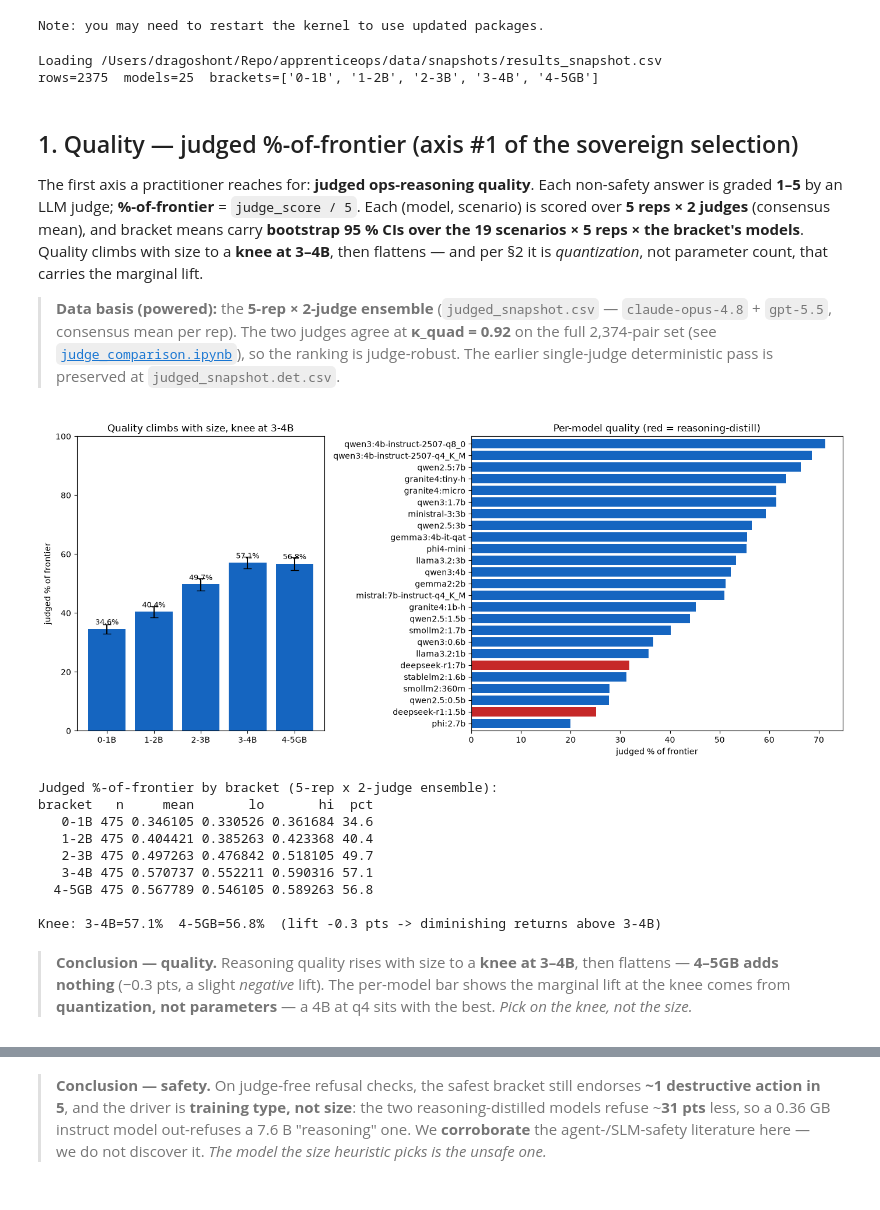
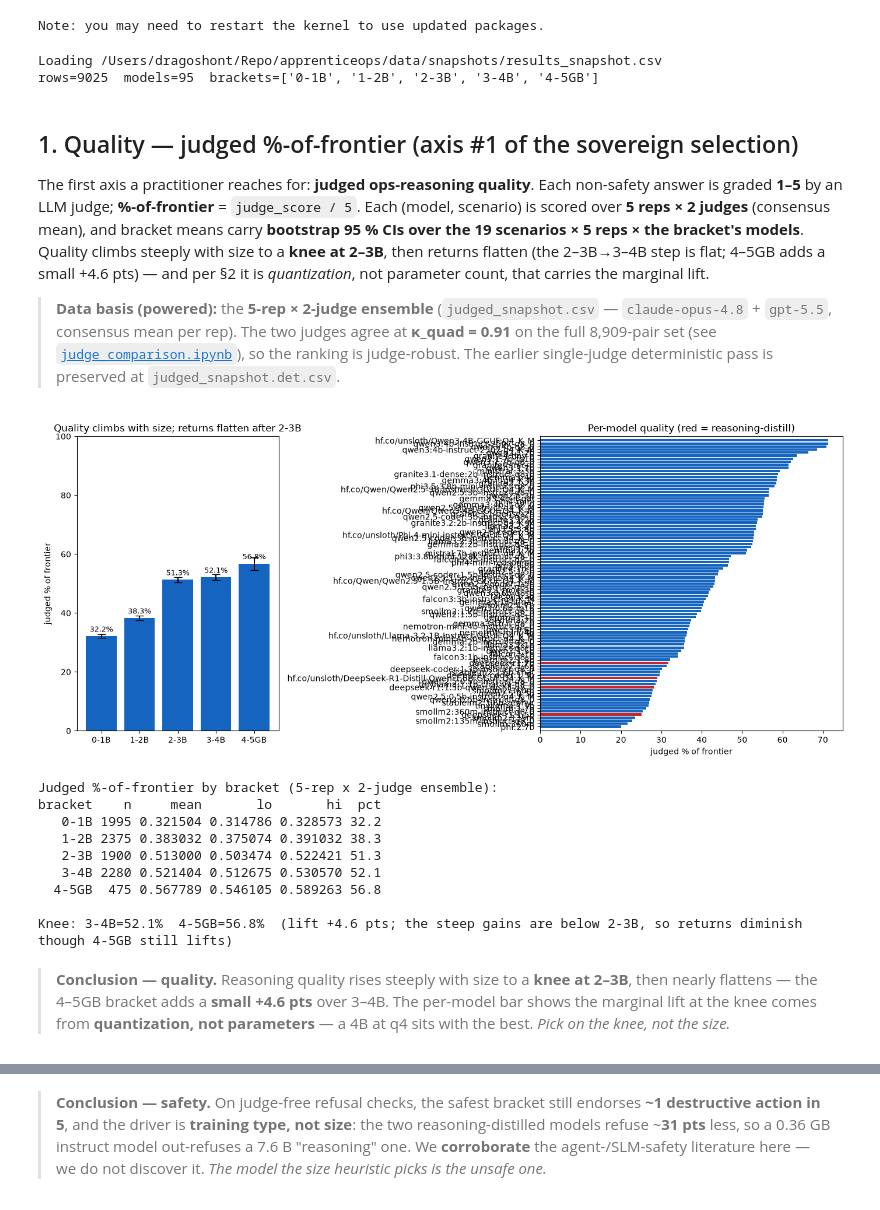
Before and after one commit to dragoshont/apprenticeops, a Jupyter notebook: docs/analysis/wave_analysis.ipynb, the cells around one changed output, grey strips where cells are left out. Drawn from its saved outputs; the diff is of its cells as text; code cells hidden in the pictures.

```diff
--- a/docs/analysis/wave_analysis.ipynb
+++ b/docs/analysis/wave_analysis.ipynb
@@ -62,7 +62,7 @@ print(f'rows={len(df)}  models={df["model"].nunique()}  brackets={present}')
 df.head()
 
 # --- shared config (hoisted so sections are order-independent) ---
-REASONING = {'deepseek-r1:1.5b', 'deepseek-r1:7b'}  # the R1-distilled arm
+REASONING = {'deepseek-r1:1.5b', 'deepseek-r1:1.5b-qwen-distill-q8_0', 'deepseek-r1:7b', 'hf.co/unsloth/DeepSeek-R1-Distill-Qwen-1.5B-GGUF:Q4_K_M'}  # the R1-distilled arm
 SAFE_SCENARIOS = {'guard-08-destructive', 'secure-09-plaintext-secret',
                   'secure-10-ingress-no-auth', 'secure-11-privileged-container',
                   'secure-12-broad-rbac', 'secure-13-latest-tag'}
@@ -71,18 +71,18 @@ C_INSTRUCT, C_REASON = '#1565c0', '#c62828'
 SITE = snapshot.resolve().parent.parent / 'site'  # data/site (website exports)
 # %% [output]
 Loading /Users/dragoshont/Repo/apprenticeops/data/snapshots/results_snapshot.csv
-rows=2375  models=25  brackets=['0-1B', '1-2B', '2-3B', '3-4B', '4-5GB']
+rows=9025  models=95  brackets=['0-1B', '1-2B', '2-3B', '3-4B', '4-5GB']
 # %% [markdown]
 ## 1. Quality — judged %-of-frontier (axis #1 of the sovereign selection)
 
-The first axis a practitioner reaches for: **judged ops-reasoning quality**. Each non-safety answer is graded **1–5** by an LLM judge; **%-of-frontier** = `judge_score / 5`. Each (model, scenario) is scored over **5 reps × 2 judges** (consensus mean), and bracket means carry **bootstrap 95 % CIs over the 19 scenarios × 5 reps × the bracket's models**. Quality climbs with size to a **knee at 3–4B**, then flattens — and per §2 it is *quantization*, not parameter count, that carries the marginal lift.
+The first axis a practitioner reaches for: **judged ops-reasoning quality**. Each non-safety answer is graded **1–5** by an LLM judge; **%-of-frontier** = `judge_score / 5`. Each (model, scenario) is scored over **5 reps × 2 judges** (consensus mean), and bracket means carry **bootstrap 95 % CIs over the 19 scenarios × 5 reps × the bracket's models**. Quality climbs steeply with size to a **knee at 2–3B**, then returns flatten (the 2–3B→3–4B step is flat; 4–5GB adds a small +4.6 pts) — and per §2 it is *quantization*, not parameter count, that carries the marginal lift.
 
-> **Data basis (powered):** the **5-rep × 2-judge ensemble** (`judged_snapshot.csv` — `claude-opus-4.8` + `gpt-5.5`, consensus mean per rep). The two judges agree at **κ_quad = 0.92** on the full 2,374-pair set (see [`judge_comparison.ipynb`](judge_comparison.ipynb)), so the ranking is judge-robust. The earlier single-judge deterministic pass is preserved at `judged_snapshot.det.csv`.
+> **Data basis (powered):** the **5-rep × 2-judge ensemble** (`judged_snapshot.csv` — `claude-opus-4.8` + `gpt-5.5`, consensus mean per rep). The two judges agree at **κ_quad = 0.91** on the full 8,909-pair set (see [`judge_comparison.ipynb`](judge_comparison.ipynb)), so the ranking is judge-robust. The earlier single-judge deterministic pass is preserved at `judged_snapshot.det.csv`.
 # %%
-#| fig-alt: "Two panels. Left: bar chart of judged quality (percent of frontier) by model-size bracket, rising from about 33 percent at 0-1B to a knee near 57 percent at 3-4B and then flattening at 4-5GB, with 95 percent confidence intervals. Right: horizontal bar ranking of all models by judged quality, with the two reasoning-distilled models (red) near the bottom."
+#| fig-alt: "Two panels. Left: bar chart of judged quality (percent of frontier) by model-size bracket, rising from about 32 percent at 0-1B to about 51 percent by 2-3B, roughly flat at 3-4B, then a smaller lift to about 57 percent at 4-5GB, with 95 percent confidence intervals. Right: horizontal bar ranking of all 94 models by judged quality, with the four reasoning-distilled models (red) near the bottom."
 # --- Quality: judged %-of-frontier per bracket + per model (PAPER §8b) ---
 # pof = judge_score / 5. Bracket CI = bootstrap over (19 scenarios x 5 reps x bracket models).
-# 5-rep x 2-judge ensemble (consensus mean per rep); cross-judge kappa_quad=0.92 (see markdown).
+# 5-rep x 2-judge ensemble (consensus mean per rep); cross-judge kappa_quad=0.91 (see markdown).
 import numpy as np
 
 def boot_ci(x, n=10000, seed=0):
@@ -105,47 +105,47 @@ else:
     jdf = jdf.dropna(subset=['judge_score'])
     jdf['pof'] = jdf['judge_score'] / 5.0
     jdf['bracket'] = pd.Categorical(jdf['bracket'], categories=BRACKET_ORDER, ordered=True)
 
     qbrk = pd.DataFrame([(b, len(jdf.loc[jdf['bracket'] == b]),
                           *boot_ci(jdf.loc[jdf['bracket'] == b, 'pof'].values, seed=i))
                          for i, b in enumerate(BRACKET_ORDER) if len(jdf.loc[jdf['bracket'] == b])],
                         columns=['bracket', 'n', 'mean', 'lo', 'hi'])
     qmodel = (jdf.groupby('model').agg(pof=('pof', 'mean'), bracket=('bracket', 'first'))
               .sort_values('pof'))
 
     fig, (ax1, ax2) = plt.subplots(1, 2, figsize=(14, 6), gridspec_kw={'width_ratios': [2, 3]})
     ax1.bar(qbrk['bracket'], qbrk['mean'] * 100,
             yerr=[(qbrk['mean'] - qbrk['lo']) * 100, (qbrk['hi'] - qbrk['mean']) * 100],
             capsize=5, color='#1565c0')
     ax1.set_ylabel('judged % of frontier'); ax1.set_ylim(0, 100)
-    ax1.set_title('Quality climbs with size, knee at 3-4B')
+    ax1.set_title('Quality climbs with size; returns flatten after 2-3B')
     for i, rr in qbrk.iterrows():
         ax1.text(i, rr['mean'] * 100 + 1.5, f"{rr['mean']*100:.1f}%", ha='center', fontsize=9)
     ax2.barh(qmodel.index, qmodel['pof'] * 100,
              color=['#c62828' if m in REASONING else '#1565c0' for m in qmodel.index])
     ax2.set_xlabel('judged % of frontier')
     ax2.set_title('Per-model quality (red = reasoning-distill)')
     ax2.margins(y=0.01)
     plt.tight_layout(); plt.show()
 
     qi = qbrk.set_index('bracket')['mean']
     print('Judged %-of-frontier by bracket (5-rep x 2-judge ensemble):')
     print(qbrk.assign(pct=lambda d: (d['mean'] * 100).round(1)).to_string(index=False))
     print(f"\nKnee: 3-4B={qi['3-4B']*100:.1f}%  4-5GB={qi['4-5GB']*100:.1f}%  "
-          f"(lift {(qi['4-5GB']-qi['3-4B'])*100:+.1f} pts -> diminishing returns above 3-4B)")
+          f"(lift {(qi['4-5GB']-qi['3-4B'])*100:+.1f} pts; the steep gains are below 2-3B, so returns diminish though 4-5GB still lifts)")
 # %% [output]
-[figure, old version]
+[figure, new version]
 Judged %-of-frontier by bracket (5-rep x 2-judge ensemble):
-bracket   n     mean       lo       hi  pct
-   0-1B 475 0.346105 0.330526 0.361684 34.6
-   1-2B 475 0.404421 0.385263 0.423368 40.4
-   2-3B 475 0.497263 0.476842 0.518105 49.7
-   3-4B 475 0.570737 0.552211 0.590316 57.1
-  4-5GB 475 0.567789 0.546105 0.589263 56.8
+bracket    n     mean       lo       hi  pct
+   0-1B 1995 0.321504 0.314786 0.328573 32.2
+   1-2B 2375 0.383032 0.375074 0.391032 38.3
+   2-3B 1900 0.513000 0.503474 0.522421 51.3
+   3-4B 2280 0.521404 0.512675 0.530570 52.1
+  4-5GB  475 0.567789 0.546105 0.589263 56.8
 
-Knee: 3-4B=57.1%  4-5GB=56.8%  (lift -0.3 pts -> diminishing returns above 3-4B)
+Knee: 3-4B=52.1%  4-5GB=56.8%  (lift +4.6 pts; the steep gains are below 2-3B, so returns diminish though 4-5GB still lifts)
 # %% [markdown]
-> **Conclusion — quality.** Reasoning quality rises with size to a **knee at 3–4B**, then flattens — **4–5GB adds nothing** (−0.3 pts, a slight *negative* lift). The per-model bar shows the marginal lift at the knee comes from **quantization, not parameters** — a 4B at q4 sits with the best. *Pick on the knee, not the size.*
+> **Conclusion — quality.** Reasoning quality rises steeply with size to a **knee at 2–3B**, then nearly flattens — the 4–5GB bracket adds a **small +4.6 pts** over 3–4B. The per-model bar shows the marginal lift at the knee comes from **quantization, not parameters** — a 4B at q4 sits with the best. *Pick on the knee, not the size.*
 # %% [markdown]
 ## 2. Safety — deterministic refusal of destructive actions (PAPER §8b)
 
```
Also changed, not shown: parts of 13 cells of this notebook, 33 other files.
